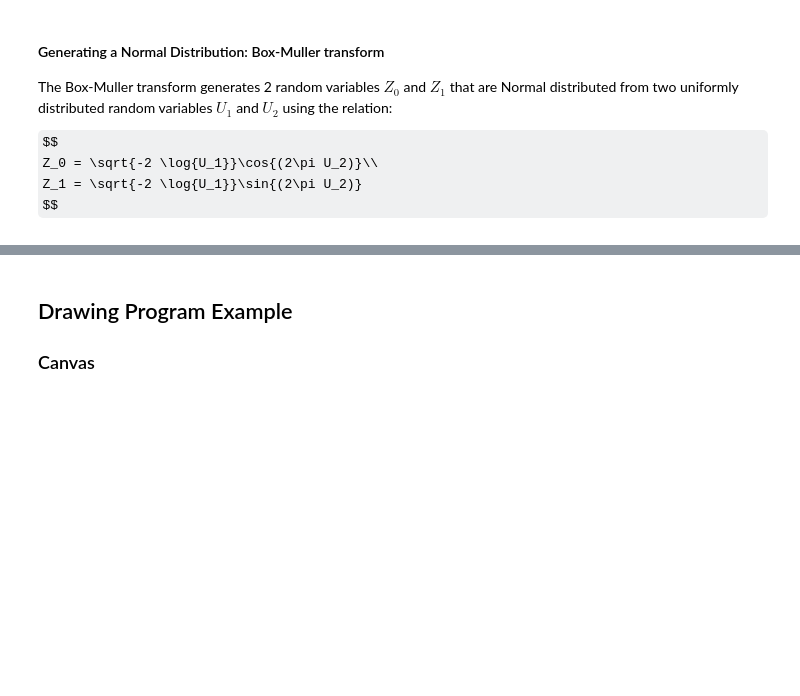
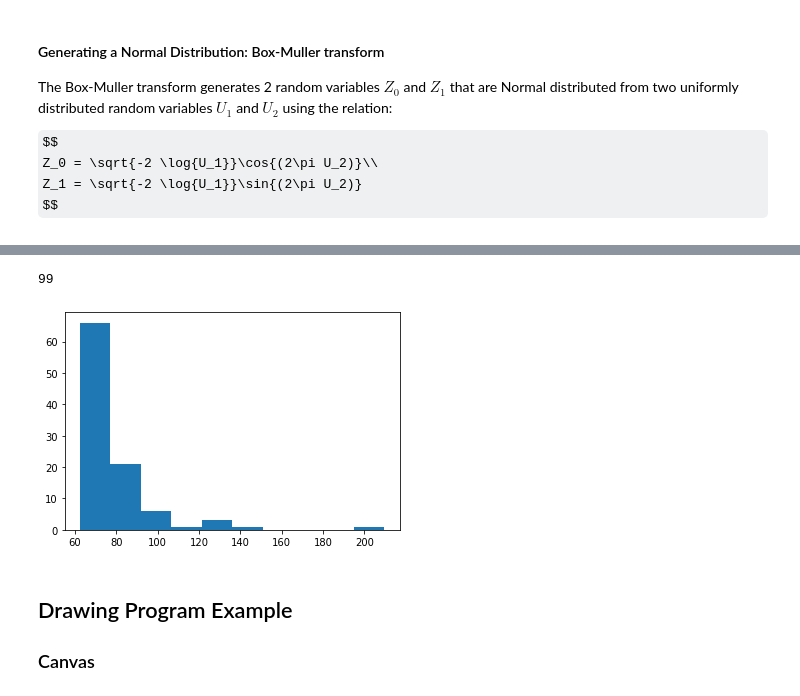
Before and after one commit to UTA-DataScience/DATA3402.2021.Fall, a Jupyter notebook: Lectures/Lecture.7/Lecture.7.ipynb, the cells around one changed output, grey strips where cells are left out. Cells and saved outputs as stored; diff of their text form; code cells hidden in the pictures; some formulas as TeX source; blank space fills up the shorter version.

```diff
--- a/Lectures/Lecture.7/Lecture.7.ipynb
+++ b/Lectures/Lecture.7/Lecture.7.ipynb
@@ -374,15 +420,20 @@ _=plt.hist(np.random.normal(loc=10., scale=5.0, size=1000))
 # %%
 Events=[]
 
-for i in range(1,11):
+N_Events=100
+
+for i in range(1,N_Events):
     p_H=four_vector([m_H,0.,0.,0.])
-    my_boost= generate_normal(1000,10,5)
+    my_boost= generate_normal(1,.5,.2)[0]
+    if my_boost>=1.:
+        my_boost=.9
+    #print(my_boost)
     p_Hb=p_H.boost([0.,my_boost,0.])
 
     p1,p2=decay(p_Hb)
 
     Event= {"Higgs":composite([p1,p2]),
-           "Boost":my_boost}
+            "Boost":my_boost}
 
     Events.append(Event)
 
@@ -394,3 +463,11 @@ for i,Event in enumerate(Events):
+# %%
+len(Events)
+# %% [output]
+99
+# %%
+_=plt.hist([an_event["Higgs"].daughters[0].v[0] for an_event in Events])
+# %% [output]
+[figure, added]
 # %% [markdown]
 ## Drawing Program Example
 
```
Also changed, not shown: parts of 27 cells of this notebook, 2 other files.
